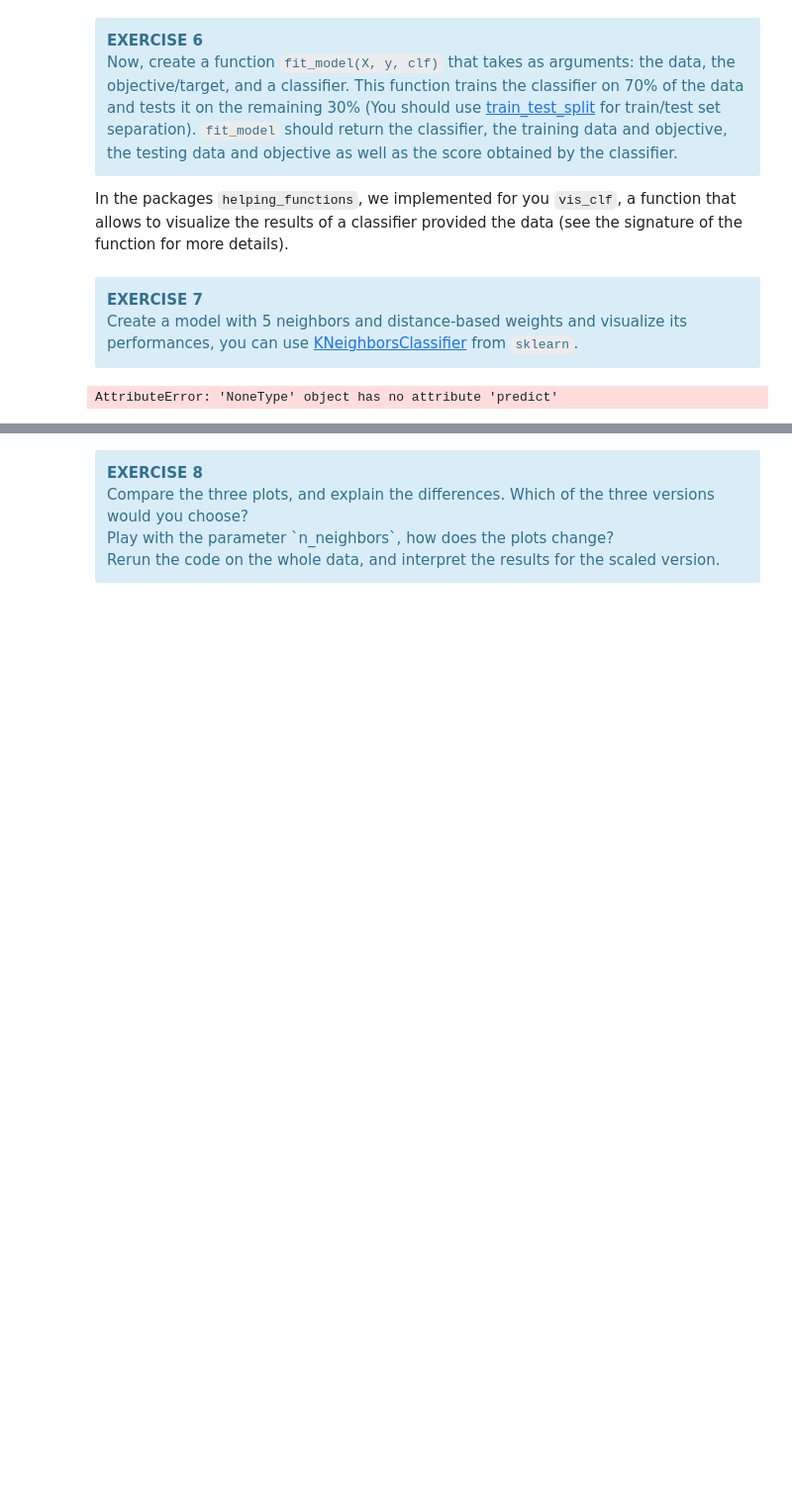
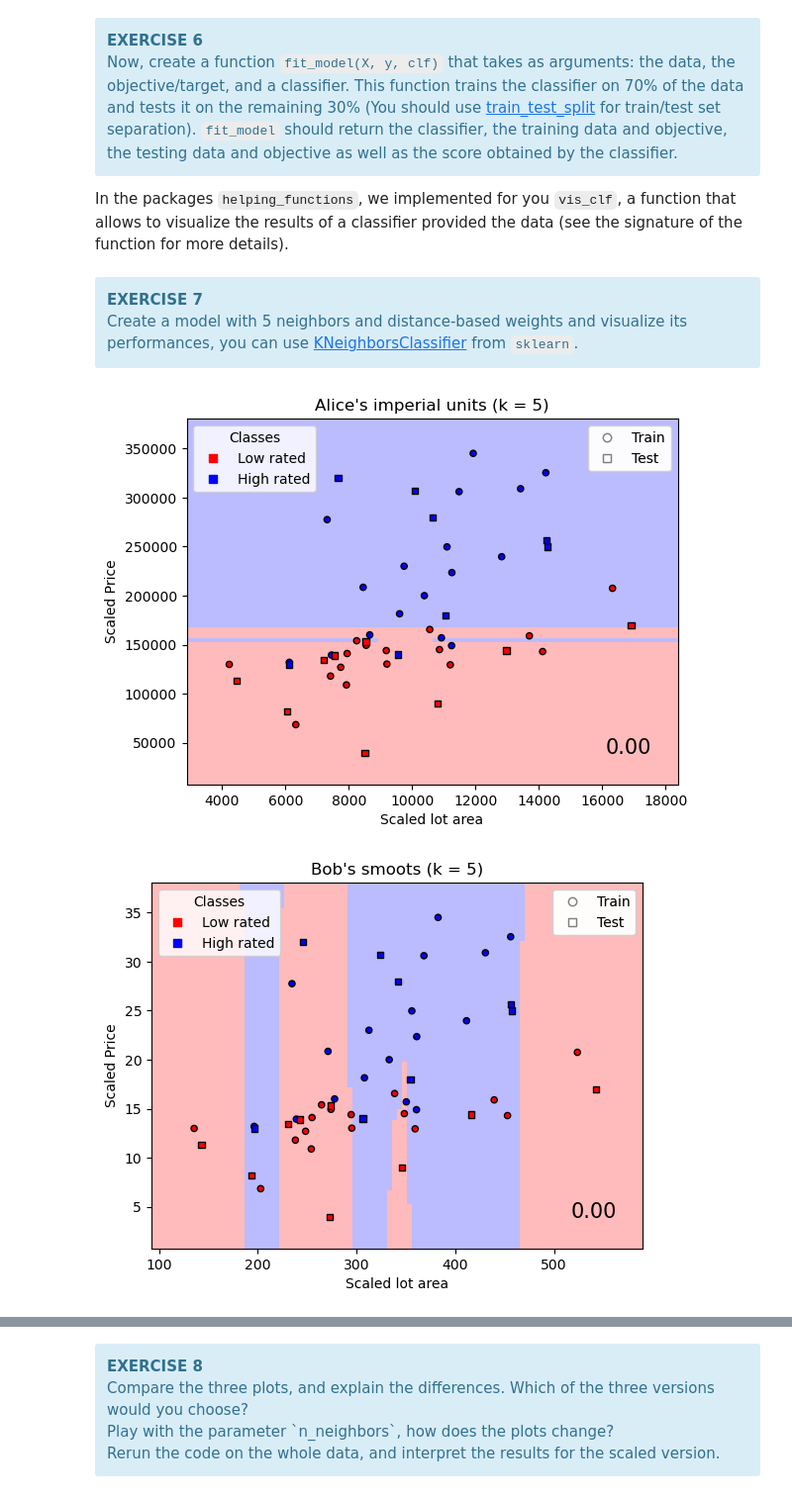
Before and after one commit to AntoninOswald/LEPL1109_DATA, a Jupyter notebook: TP1/TP1_Classification.ipynb, the cells around one changed output, grey strips where cells are left out. Shown at 99% size. Cells and saved outputs as stored; diff of their text form; code cells hidden in the pictures; blank space fills up the shorter version.

```diff
--- a/TP1/TP1_Classification.ipynb
+++ b/TP1/TP1_Classification.ipynb
@@ -428,7 +428,13 @@ OUTPUT:
 def fit_model(X, y, clf):
 
     # split between train and test sets
-    X_train, X_test, y_train, y_test = None, None, None, None
+    X_train, X_test, y_train, y_test = train_test_split(X, y, test_size=0.33, random_state=42)
+
+
+
+    clf.fit(X_train,y_train)
+
+    y_pred = clf.predict(X_test)
     score = 0
 
     # TODO: Build Model
@@ -442,26 +448,27 @@ Create a model with 5 neighbors and distance-based weights and visualize its per
 # %%
 from helping_functions import vis_clf
 
 %matplotlib inline
 
 # Create labels
 names    = ['Alice\'s imperial units', 'Bob\'s smoots', 'Stanley\'s scaled']
 x_labels = ['Lot area [sq. ft]', 'Lot area [smoot^2]', 'Scaled lot area']
 y_labels = ['Price [USD]', 'Price [XBT]', 'Scaled Price']
 
 # TODO: Build model
 n_neighbors = 5
-clf         = None
+clf         = KNeighborsClassifier(n_neighbors=5)
 
 # Create a dictionary X_dic with `names` as keys and your data as values.
 X_dic = {'Alice\'s imperial units': X_data_A, 'Bob\'s smoots': X_data_B, 'Stanley\'s scaled': X_data_S}
 
 for (name, x_label, y_label) in zip(names, x_labels, y_labels):
     X = X_dic[name]
     # TFit your model yo your data with a test set of 30% and a random_state of 42
     clf, X_train, y_train, X_test, y_test, score = fit_model(X, y, clf)
     # Use vis_clf to vizualize the performances of your classifier
     vis_clf(clf, X, X_train, y_train, X_test, y_test, score, n_neighbors, name,
             "Scaled lot area", "Scaled Price")
 # %% [output]
-AttributeError: 'NoneType' object has no attribute 'predict'
+[figure, added]
+[figure, added]
```
Also changed, not shown: parts of 1 cell of this notebook.
